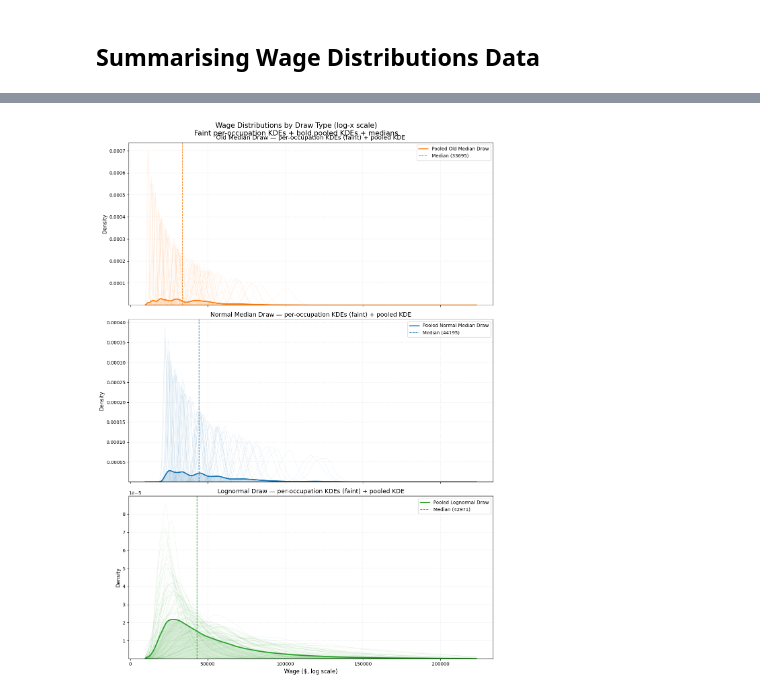
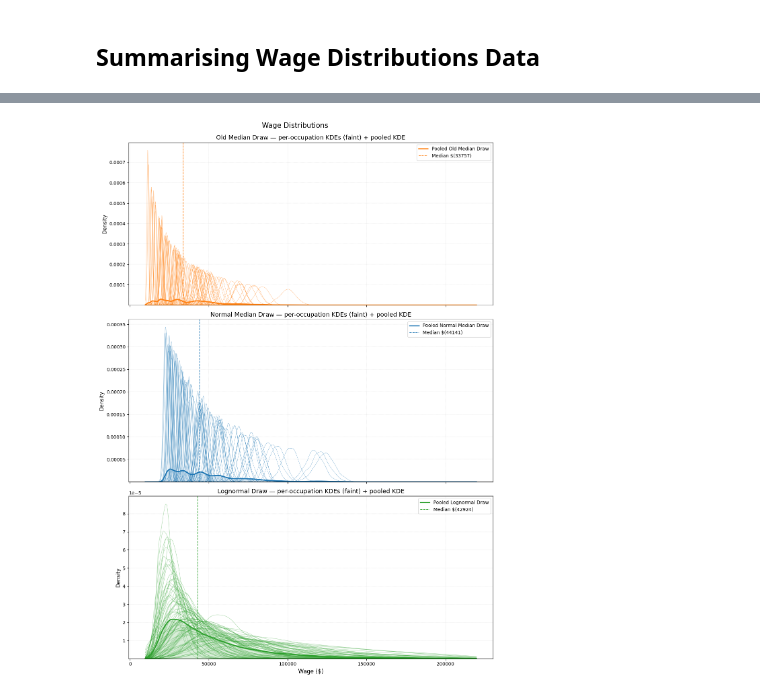
Before and after one commit to ebbam/transition_abm, a Jupyter notebook: calibration_remote/wage_distribution_summary.ipynb, the cells around one changed output, grey strips where cells are left out. Drawn from its saved outputs; the diff is of its cells as text; code cells hidden in the pictures.

```diff
--- a/calibration_remote/wage_distribution_summary.ipynb
+++ b/calibration_remote/wage_distribution_summary.ipynb
@@ -350,7 +351,7 @@ xmin = max(xmin, 1e-6)
 xs = np.exp(np.linspace(np.log(xmin / 1.2), np.log(xmax * 1.2), 600))
 
 # plotting parameters
-alpha_per_occ = 0.1
+alpha_per_occ = 0.5
 pooled_fill_alpha = 0.18
 pooled_linewidth = 2.5
 per_occ_linewidth = 0.6
@@ -391,39 +392,39 @@ for ax, col in zip(axes, draw_types):
             ax.plot(xs, density, color=color, linewidth=pooled_linewidth,
                     label=f'Pooled {col.replace("_", " ").title()}')
             med = np.median(pooled_vals)
-            ax.axvline(med, color=color, linestyle='--', linewidth=1.2, label=f'Median ({int(med)})')
+            ax.axvline(med, color=color, linestyle='--', linewidth=1.2, label=f'Median $({int(med)})')
         except Exception as e:
             print(f"⚠️ Pooled KDE failed for {col}: {e}")
     else:
         if pooled_vals.size > 0:
             med = np.median(pooled_vals)
-            ax.axvline(med, color=color, linestyle='--', linewidth=1.2, label=f'Median ({int(med)})')
+            ax.axvline(med, color=color, linestyle='--', linewidth=1.2, label=f'Median (${int(med)})')
             print(f"⚠️ Not enough pooled values for KDE for {col}. Showing median only.")
 
     # cosmetics
     #ax.set_xscale('log')
     ax.set_ylim(bottom=1e-8)
     ax.grid(True, which='both', ls='--', lw=0.3, alpha=0.6)
     pretty_col = col.replace('_', ' ').title()
     ax.set_title(f'{pretty_col} — per-occupation KDEs (faint) + pooled KDE', fontsize=13)
     ax.legend()
 
 # shared labels and layout
-axes[-1].set_xlabel('Wage ($, log scale)', fontsize=12)
+axes[-1].set_xlabel('Wage ($)', fontsize=12)
 for ax in axes:
     ax.set_ylabel('Density', fontsize=11)
-fig.suptitle('Wage Distributions by Draw Type (log-x scale)\nFaint per-occupation KDEs + bold pooled KDEs + medians',
+fig.suptitle('Wage Distributions \n',
              fontsize=15, y=0.92)
 fig.tight_layout(rect=[0, 0, 1, 0.94])
 
 # save one PNG
 #out_file = os.path.join(save_dir, 'all_occupations_wage_distributions_stacked_logx.png')
 #plt.savefig(out_file, dpi=300)
 plt.show()
 
 #print(f"\n Saved combined 3-in-1 plot to: {out_file}")
 # %% [output]
-[figure, old version]
+[figure, new version]
 # %%
 from PIL import Image
 base_path = os.path.expanduser("~/Documents/Documents - Nuff-Malham/GitHub/transition_abm/")
```
Also changed, not shown: parts of 7 cells of this notebook, 3 other files.
